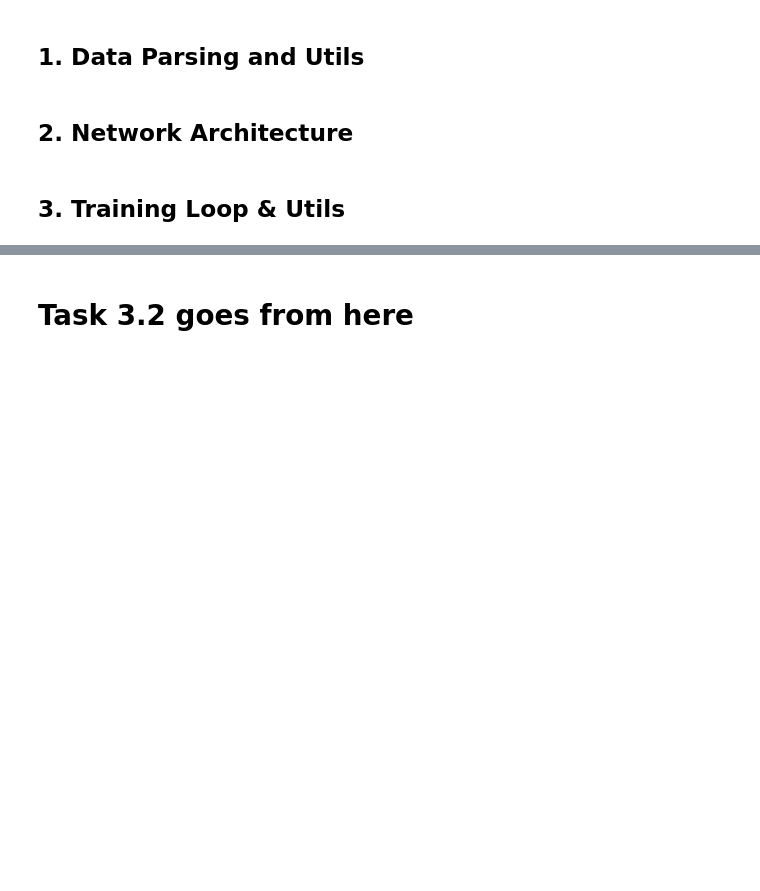
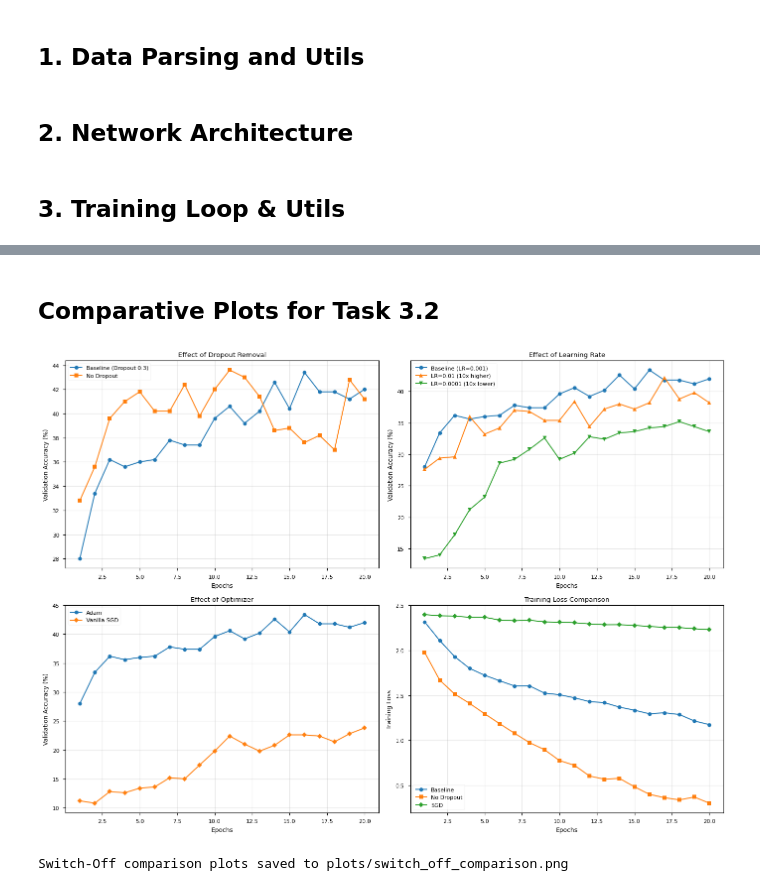
Before and after one commit to akshatidk29/DeepLearning-Assignment, a Jupyter notebook: Assignment-1/Task-3/3.1-3.2/code.ipynb, the cells around one changed output, grey strips where cells are left out. Saved outputs shown, nothing was run; the diff lists cells and outputs as text; code cells hidden in the pictures; blank space fills up the shorter version.

```diff
--- a/Assignment-1/Task-3/3.1-3.2/code.ipynb
+++ b/Assignment-1/Task-3/3.1-3.2/code.ipynb
@@ -266,0 +416,12 @@ Plots saved to plots/comparison_plot.png
+# %%
+if train_loader:
+    print("SWITCH-OFF Test 3: Vanilla SGD (no momentum)")
+    model_sgd = DeepFCNN(activation='leaky_relu', use_batch_norm=True, dropout_rate=0.3)
+    history_sgd = train_model(model_sgd, train_loader, val_loader, epochs=20,
+                             lr=0.001, optimizer_type='sgd', device=device)
+    final_val_acc_sgd = history_sgd['val_acc'][-1]
+    switch_off_results.append({
+        'Configuration': 'Vanilla SGD (L-ReLU + BN + Dropout 0.3 + LR 0.001)',
+        'Final Val Acc (%)': f"{final_val_acc_sgd:.2f}"
+    })
+    print(f"Vanilla SGD Final Val Accuracy: {final_val_acc_sgd:.2f}%\n")
@@ -267,2 +472,51 @@ Plots saved to plots/comparison_plot.png
 # %% [markdown]
-# Task 3.2 goes from here
+## Comparative Plots for Task 3.2
+# %%
+if train_loader:
+    epochs = range(1, 21)
+
+    fig, axes = plt.subplots(2, 2, figsize=(14, 10))
+    plt.style.use('seaborn-v0_8-paper')
+
+    axes[0, 0].plot(epochs, history_baseline['val_acc'], label='Baseline (Dropout 0.3)', marker='o')
+    axes[0, 0].plot(epochs, history_no_dropout['val_acc'], label='No Dropout', marker='s')
+    axes[0, 0].set_title('Effect of Dropout Removal')
+    axes[0, 0].set_xlabel('Epochs')
+    axes[0, 0].set_ylabel('Validation Accuracy (%)')
+    axes[0, 0].legend()
+    axes[0, 0].grid(True, alpha=0.3)
+
+    axes[0, 1].plot(epochs, history_baseline['val_acc'], label='Baseline (LR=0.001)', marker='o')
+    axes[0, 1].plot(epochs, history_lr_high['val_acc'], label='LR=0.01 (10x higher)', marker='^')
+    axes[0, 1].plot(epochs, history_lr_low['val_acc'], label='LR=0.0001 (10x lower)', marker='v')
+    axes[0, 1].set_title('Effect of Learning Rate')
+    axes[0, 1].set_xlabel('Epochs')
+    axes[0, 1].set_ylabel('Validation Accuracy (%)')
+    axes[0, 1].legend()
+    axes[0, 1].grid(True, alpha=0.3)
+
+    axes[1, 0].plot(epochs, history_baseline['val_acc'], label='Adam', marker='o')
+    axes[1, 0].plot(epochs, history_sgd['val_acc'], label='Vanilla SGD', marker='D')
+    axes[1, 0].set_title('Effect of Optimizer')
+    axes[1, 0].set_xlabel('Epochs')
+    axes[1, 0].set_ylabel('Validation Accuracy (%)')
+    axes[1, 0].legend()
+    axes[1, 0].grid(True, alpha=0.3)
+
+    axes[1, 1].plot(epochs, history_baseline['train_loss'], label='Baseline', marker='o')
+    axes[1, 1].plot(epochs, history_no_dropout['train_loss'], label='No Dropout', marker='s')
+    axes[1, 1].plot(epochs, history_sgd['train_loss'], label='SGD', marker='D')
+    axes[1, 1].set_title('Training Loss Comparison')
+    axes[1, 1].set_xlabel('Epochs')
+    axes[1, 1].set_ylabel('Training Loss')
+    axes[1, 1].legend()
+    axes[1, 1].grid(True, alpha=0.3)
+
+    plt.tight_layout()
+    plt.savefig('plots/switch_off_comparison.png', dpi=300)
+    plt.show()
+
+    print("Switch-Off comparison plots saved to plots/switch_off_comparison.png")
+# %% [output]
+[figure, added]
+Switch-Off comparison plots saved to plots/switch_off_comparison.png
```
Also changed, not shown: parts of 22 cells of this notebook, 9 other files.
